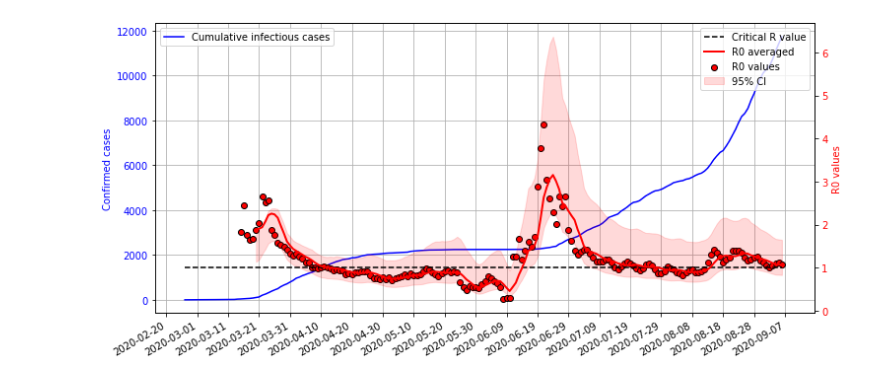
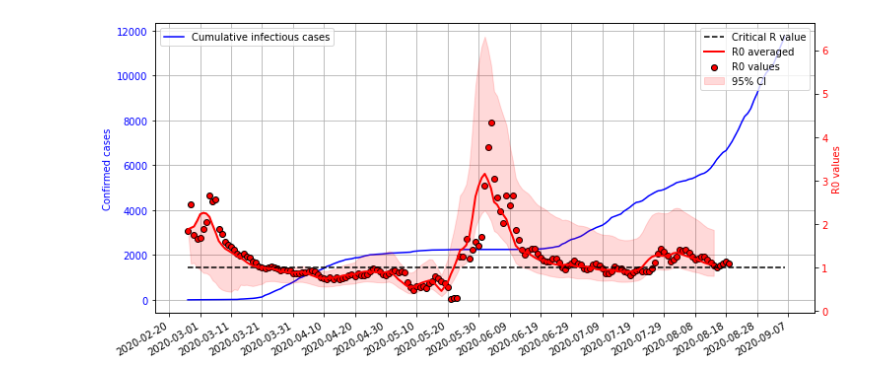
Before and after one commit to akapet00/coropy, a Jupyter notebook: sandbox/06-Basic-Reproduction-Number-Time-Series.ipynb, the cells around one changed output. Cells and saved outputs as stored; diff of their text form; code cells hidden in the pictures.

Commit message:
fix plot

```diff
--- a/sandbox/06-Basic-Reproduction-Number-Time-Series.ipynb
+++ b/sandbox/06-Basic-Reproduction-Number-Time-Series.ipynb
@@ -19,7 +19,7 @@ averaging_period = 16
 testing_delay = 3
 delay = averaging_period + testing_delay - 1
 # %%
-Rs, daily_smooth = R0.estimate(confirmed_cases, averaging_period, testing_delay)
+Rs = R0.estimate(confirmed_cases, averaging_period, testing_delay)
 Rs_smoothed = moving_average(Rs, ceil(averaging_period/testing_delay))
 
 lb_scaler, ub_scaler = R0.uncertainty_quantification(
@@ -30,34 +30,34 @@ lb_scaler, ub_scaler = R0.uncertainty_quantification(
 # %%
 epidemics_duration = confirmed_cases.size
 dates = mdates.drange(
     epidemics_start_date,
     epidemics_start_date + dt.timedelta(days=epidemics_duration),
     dt.timedelta(days=1))
 fig = plt.figure(figsize=(12, 6))
 ax1 = fig.add_subplot(111)
 ax1.plot(dates, confirmed_cases, 'b-', label='Cumulative infectious cases')
 ax1.tick_params(axis='y', labelcolor='blue')
 ax1.set_ylabel('Confirmed cases', color='blue')
 ax1.legend()
 ax1.grid(None)
 
 ax2 = ax1.twinx()
-ax2.scatter(dates[delay:], Rs, color='red', edgecolor='black', label='R0 values')
+ax2.scatter(dates[:-delay], Rs, color='red', edgecolor='black', label='R0 values')
 ax2.plot(dates, np.ones(dates.shape), 'k--', label='Critical R value')
-ax2.plot(dates[delay + averaging_period//testing_delay:], Rs_smoothed, 'r-', linewidth=2, label='R0 averaged')
-ax2.fill_between(dates[delay + averaging_period//testing_delay:],
-                 lb_scaler[delay + averaging_period//testing_delay:] * Rs_smoothed,
-                 ub_scaler[delay + averaging_period//testing_delay:] * Rs_smoothed,
+ax2.plot(dates[:-(delay+averaging_period//testing_delay)], Rs_smoothed, 'r-', linewidth=2, label='R0 averaged')
+ax2.fill_between(dates[:-(delay+averaging_period//testing_delay)],
+                 lb_scaler[:-(delay+averaging_period//testing_delay)] * Rs_smoothed,
+                 ub_scaler[:-(delay+averaging_period//testing_delay)] * Rs_smoothed,
                  color='r', alpha=0.15, label='95% CI')
 ax2.tick_params(labelcolor='r')
 ax2.set_ylabel('R0 values', color='r')
 ax2.legend()
 
 fig.gca().xaxis.set_major_formatter(
     mdates.DateFormatter('%Y-%m-%d'))
 fig.gca().xaxis.set_major_locator(
     mdates.DayLocator(interval=10))
 fig.autofmt_xdate()
 plt.show()
 # %% [output]
-[figure, old version]
+[figure, new version]
```
